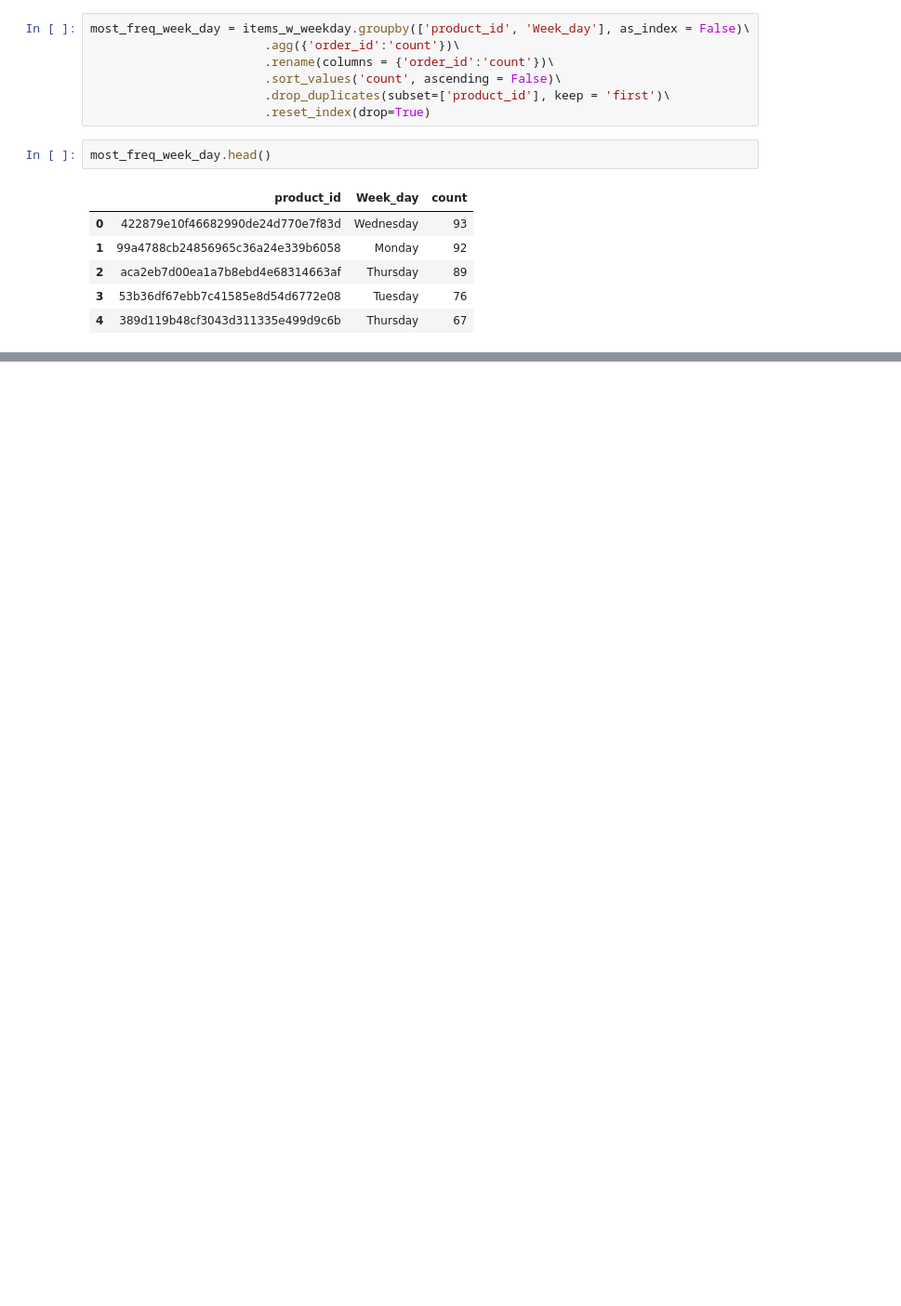
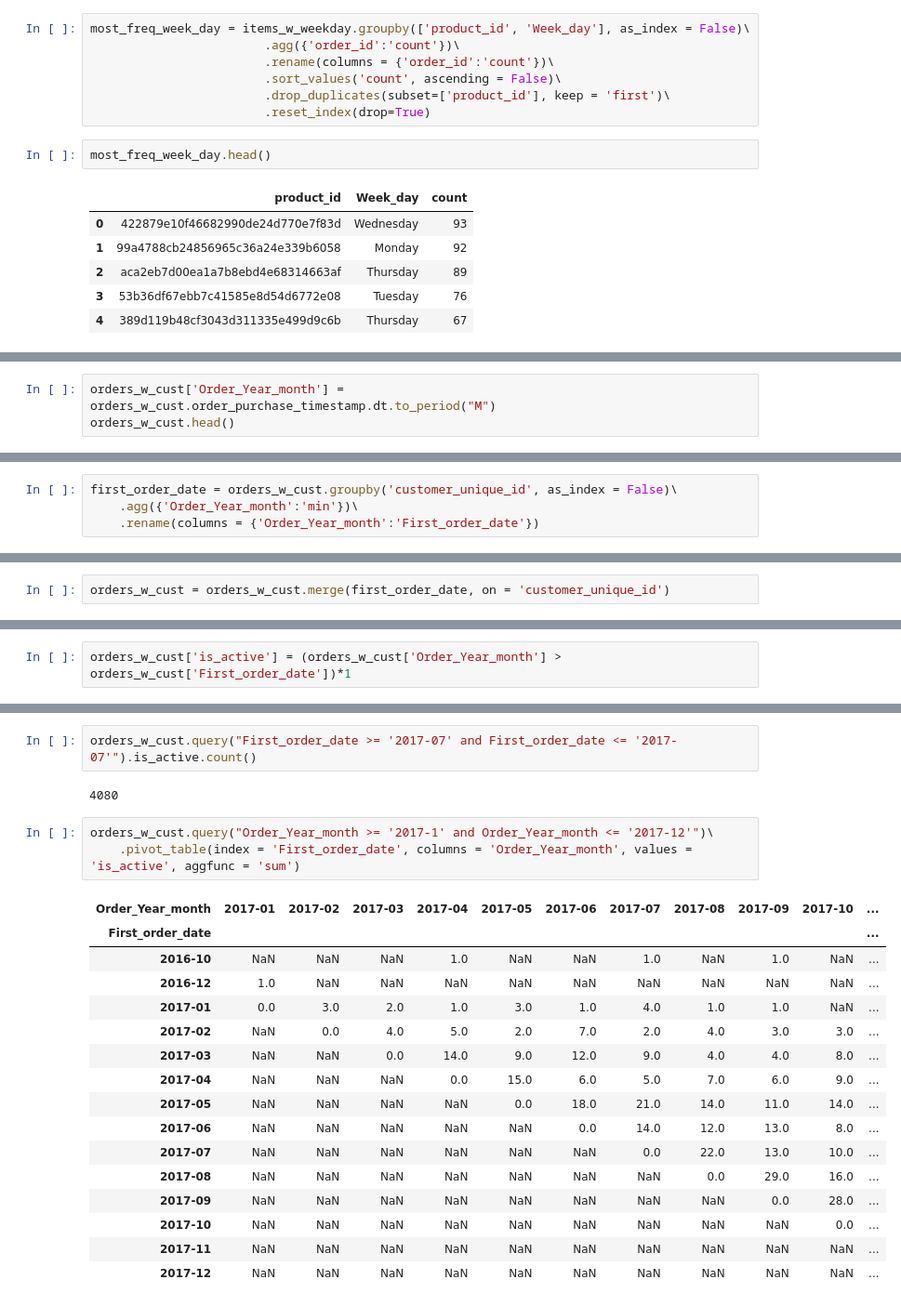
Before and after one commit to letssin/Carpov_Courses, a Jupyter notebook: 1st_project/my_first_project_notebook.ipynb, the cells around one changed output, grey strips where cells are left out. Shown at 93% size. Cells and saved outputs as stored; diff of their text form; blank space fills up the shorter version.

```diff
--- a/1st_project/my_first_project_notebook.ipynb
+++ b/1st_project/my_first_project_notebook.ipynb
@@ -358,0 +387,3 @@ most_freq_week_day.head()
+# %%
+orders_w_cust['Order_Year_month'] = orders_w_cust.order_purchase_timestamp.dt.to_period("M")
+orders_w_cust.head()
@@ -358,0 +408,4 @@ most_freq_week_day.head()
+# %%
+first_order_date = orders_w_cust.groupby('customer_unique_id', as_index = False)\
+    .agg({'Order_Year_month':'min'})\
+    .rename(columns = {'Order_Year_month':'First_order_date'})
@@ -358,0 +416,2 @@ most_freq_week_day.head()
+# %%
+orders_w_cust = orders_w_cust.merge(first_order_date, on = 'customer_unique_id')
@@ -358,0 +431,2 @@ most_freq_week_day.head()
+# %%
+orders_w_cust['is_active'] = (orders_w_cust['Order_Year_month'] > orders_w_cust['First_order_date'])*1
@@ -358,0 +461,24 @@ most_freq_week_day.head()
+# %%
+orders_w_cust.query("First_order_date >= '2017-07' and First_order_date <= '2017-07'").is_active.count()
+# %% [output]
+4080
+# %%
+orders_w_cust.query("Order_Year_month >= '2017-1' and Order_Year_month <= '2017-12'")\
+    .pivot_table(index = 'First_order_date', columns = 'Order_Year_month', values = 'is_active', aggfunc = 'sum')
+# %% [output]
+| Order_Year_month | 2017-01 | 2017-02 | 2017-03 | 2017-04 | 2017-05 | 2017-06 | 2017-07 | 2017-08 | 2017-09 | 2017-10 | ... |
+| First_order_date |  |  |  |  |  |  |  |  |  |  | ... |
+| 2016-10 | NaN | NaN | NaN | 1.0 | NaN | NaN | 1.0 | NaN | 1.0 | NaN | ... |
+| 2016-12 | 1.0 | NaN | NaN | NaN | NaN | NaN | NaN | NaN | NaN | NaN | ... |
+| 2017-01 | 0.0 | 3.0 | 2.0 | 1.0 | 3.0 | 1.0 | 4.0 | 1.0 | 1.0 | NaN | ... |
+| 2017-02 | NaN | 0.0 | 4.0 | 5.0 | 2.0 | 7.0 | 2.0 | 4.0 | 3.0 | 3.0 | ... |
+| 2017-03 | NaN | NaN | 0.0 | 14.0 | 9.0 | 12.0 | 9.0 | 4.0 | 4.0 | 8.0 | ... |
+| 2017-04 | NaN | NaN | NaN | 0.0 | 15.0 | 6.0 | 5.0 | 7.0 | 6.0 | 9.0 | ... |
+| 2017-05 | NaN | NaN | NaN | NaN | 0.0 | 18.0 | 21.0 | 14.0 | 11.0 | 14.0 | ... |
+| 2017-06 | NaN | NaN | NaN | NaN | NaN | 0.0 | 14.0 | 12.0 | 13.0 | 8.0 | ... |
+| 2017-07 | NaN | NaN | NaN | NaN | NaN | NaN | 0.0 | 22.0 | 13.0 | 10.0 | ... |
+| 2017-08 | NaN | NaN | NaN | NaN | NaN | NaN | NaN | 0.0 | 29.0 | 16.0 | ... |
+| 2017-09 | NaN | NaN | NaN | NaN | NaN | NaN | NaN | NaN | 0.0 | 28.0 | ... |
+| 2017-10 | NaN | NaN | NaN | NaN | NaN | NaN | NaN | NaN | NaN | 0.0 | ... |
+| 2017-11 | NaN | NaN | NaN | NaN | NaN | NaN | NaN | NaN | NaN | NaN | ... |
+| 2017-12 | NaN | NaN | NaN | NaN | NaN | NaN | NaN | NaN | NaN | NaN | ... |
```
Also changed, not shown: parts of 19 cells of this notebook, 1 other file.
